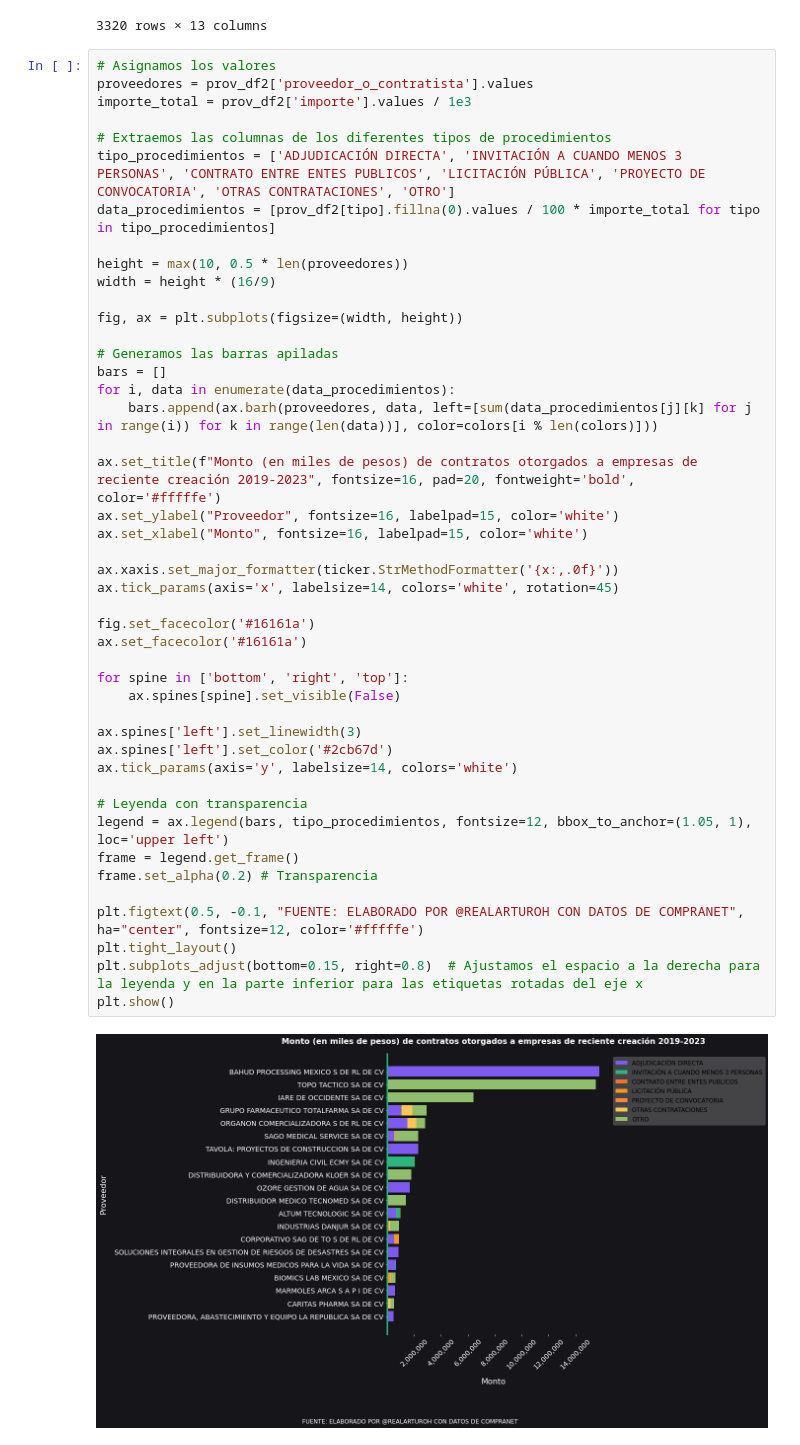
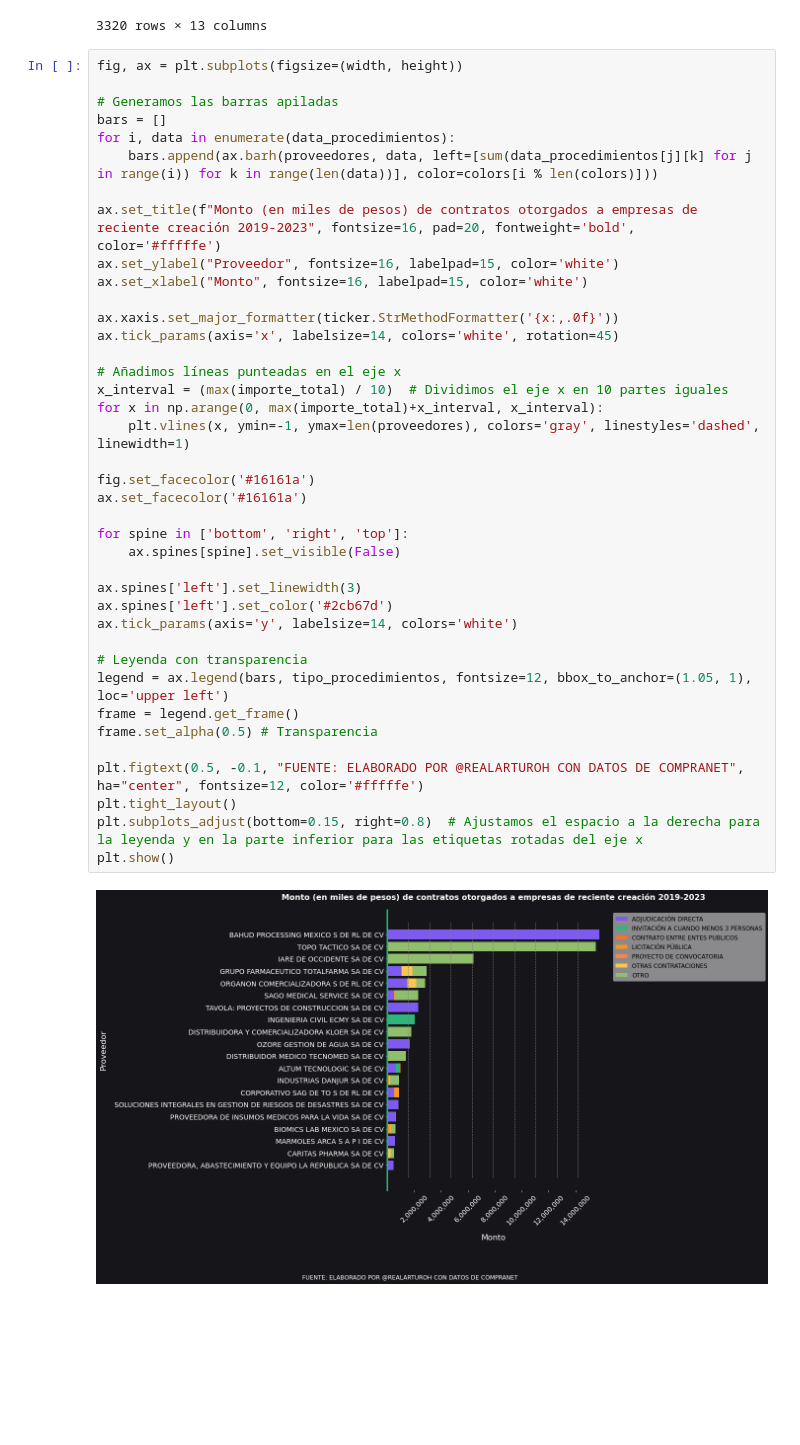
Before and after one commit to artiherrera/analisis_compranet, a Jupyter notebook: notebooks/2.0-buscador_consolidado.ipynb, the cells around one changed output. Cells and saved outputs as stored; diff of their text form; blank space fills up the shorter version.

Commit message:
Optimización de la legibilidad y estética de la gráfica de contratos

```diff
--- a/notebooks/2.0-buscador_consolidado.ipynb
+++ b/notebooks/2.0-buscador_consolidado.ipynb
@@ -447,49 +447,43 @@ prov_df[prov_df['probabilidad_sospecha'] == 1]
 | 13 | BAHUD PROCESSING MEXICO S DE RL D... | BPM1809043P8 | 15,787,380,000.0 | 2018 | 100.0 | 0.0 | ... |
 3320 rows × 13 columns
 # %%
-# Asignamos los valores
-proveedores = prov_df2['proveedor_o_contratista'].values
-importe_total = prov_df2['importe'].values / 1e3
-
-# Extraemos las columnas de los diferentes tipos de procedimientos
-tipo_procedimientos = ['ADJUDICACIÓN DIRECTA', 'INVITACIÓN A CUANDO MENOS 3 PERSONAS', 'CONTRATO ENTRE ENTES PUBLICOS', 'LICITACIÓN PÚBLICA', 'PROYECTO DE CONVOCATORIA', 'OTRAS CONTRATACIONES', 'OTRO']
-data_procedimientos = [prov_df2[tipo].fillna(0).values / 100 * importe_total for tipo in tipo_procedimientos]
-
-height = max(10, 0.5 * len(proveedores))
-width = height * (16/9)
-
 fig, ax = plt.subplots(figsize=(width, height))
 
 # Generamos las barras apiladas
 bars = []
 for i, data in enumerate(data_procedimientos):
     bars.append(ax.barh(proveedores, data, left=[sum(data_procedimientos[j][k] for j in range(i)) for k in range(len(data))], color=colors[i % len(colors)]))
 
 ax.set_title(f"Monto (en miles de pesos) de contratos otorgados a empresas de reciente creación 2019-2023", fontsize=16, pad=20, fontweight='bold', color='#fffffe')
 ax.set_ylabel("Proveedor", fontsize=16, labelpad=15, color='white')
 ax.set_xlabel("Monto", fontsize=16, labelpad=15, color='white')
 
 ax.xaxis.set_major_formatter(ticker.StrMethodFormatter('{x:,.0f}'))
 ax.tick_params(axis='x', labelsize=14, colors='white', rotation=45)
 
+# Añadimos líneas punteadas en el eje x
+x_interval = (max(importe_total) / 10)  # Dividimos el eje x en 10 partes iguales
+for x in np.arange(0, max(importe_total)+x_interval, x_interval):
+    plt.vlines(x, ymin=-1, ymax=len(proveedores), colors='gray', linestyles='dashed', linewidth=1)
+
 fig.set_facecolor('#16161a')
 ax.set_facecolor('#16161a')
 
 for spine in ['bottom', 'right', 'top']:
     ax.spines[spine].set_visible(False)
 
 ax.spines['left'].set_linewidth(3)
 ax.spines['left'].set_color('#2cb67d')
 ax.tick_params(axis='y', labelsize=14, colors='white')
 
 # Leyenda con transparencia
 legend = ax.legend(bars, tipo_procedimientos, fontsize=12, bbox_to_anchor=(1.05, 1), loc='upper left')
 frame = legend.get_frame()
-frame.set_alpha(0.2) # Transparencia
+frame.set_alpha(0.5) # Transparencia
 
 plt.figtext(0.5, -0.1, "FUENTE: ELABORADO POR @REALARTUROH CON DATOS DE COMPRANET", ha="center", fontsize=12, color='#fffffe')
 plt.tight_layout()
 plt.subplots_adjust(bottom=0.15, right=0.8)  # Ajustamos el espacio a la derecha para la leyenda y en la parte inferior para las etiquetas rotadas del eje x
 plt.show()
 # %% [output]
-[figure, old version]
+[figure, new version]
```
